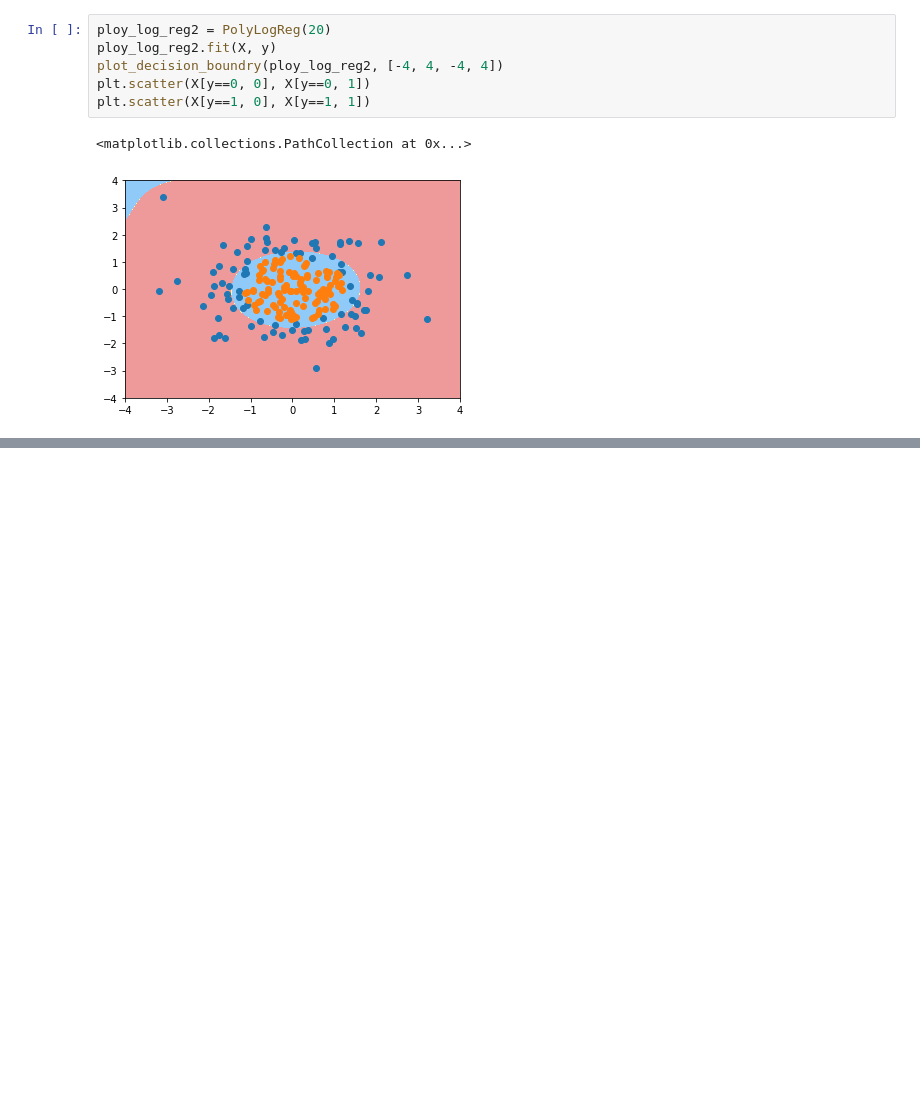
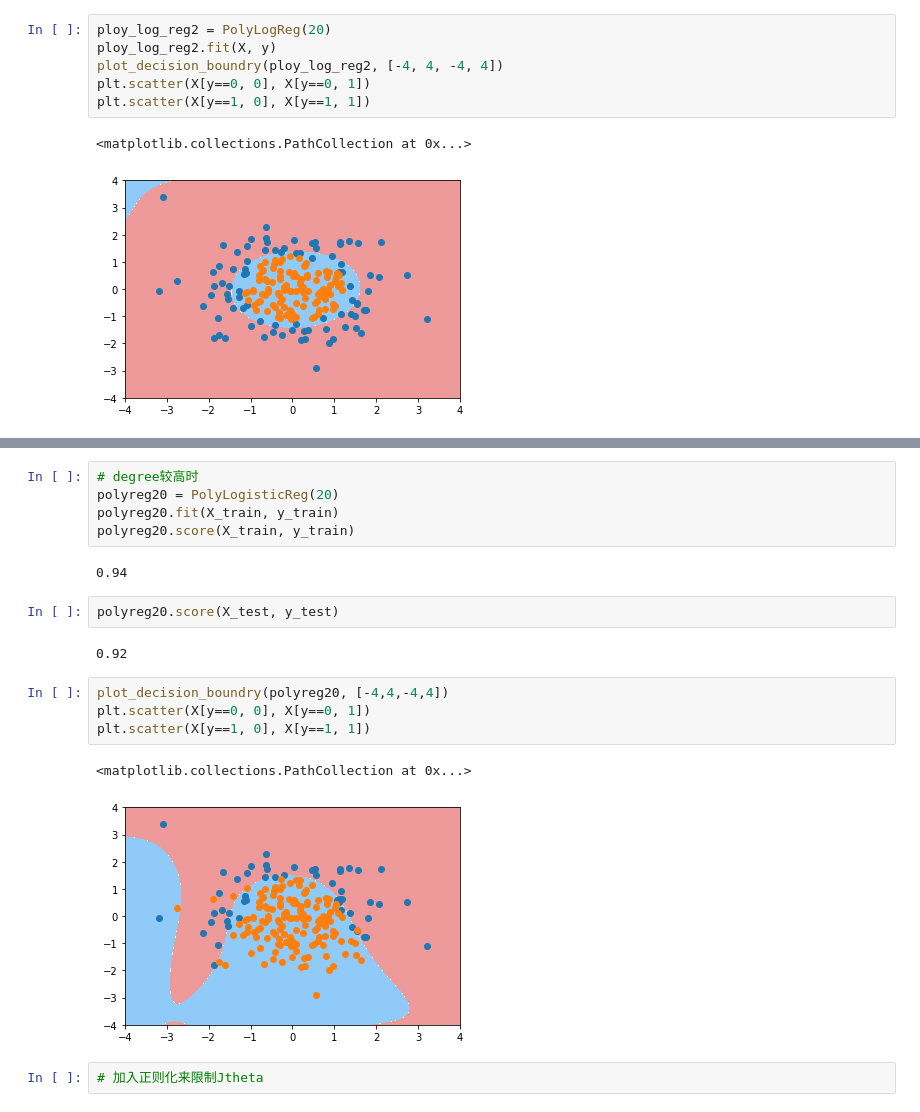
Before and after one commit to gaoxingliang/learnpython, a Jupyter notebook: Python3玩转机器学习/09_逻辑回归/06_07_多项式特征_sklearn.ipynb, the cells around one changed output, grey strips where cells are left out. Cells and saved outputs as stored; diff of their text form; blank space fills up the shorter version.

```diff
--- a/Python3玩转机器学习/09_逻辑回归/06_07_多项式特征_sklearn.ipynb
+++ b/Python3玩转机器学习/09_逻辑回归/06_07_多项式特征_sklearn.ipynb
@@ -95,0 +173,20 @@ plt.scatter(X[y==1, 0], X[y==1, 1])
+# %%
+# degree较高时
+polyreg20 = PolyLogisticReg(20)
+polyreg20.fit(X_train, y_train)
+polyreg20.score(X_train, y_train)
+# %% [output]
+0.94
+# %%
+polyreg20.score(X_test, y_test)
+# %% [output]
+0.92
+# %%
+plot_decision_boundry(polyreg20, [-4,4,-4,4])
+plt.scatter(X[y==0, 0], X[y==0, 1])
+plt.scatter(X[y==1, 0], X[y==1, 1])
+# %% [output]
+<matplotlib.collections.PathCollection at 0x...>
+[figure, added]
+# %%
+# 加入正则化来限制Jtheta
```
Also changed, not shown: parts of 26 cells of this notebook, 7 other files.
